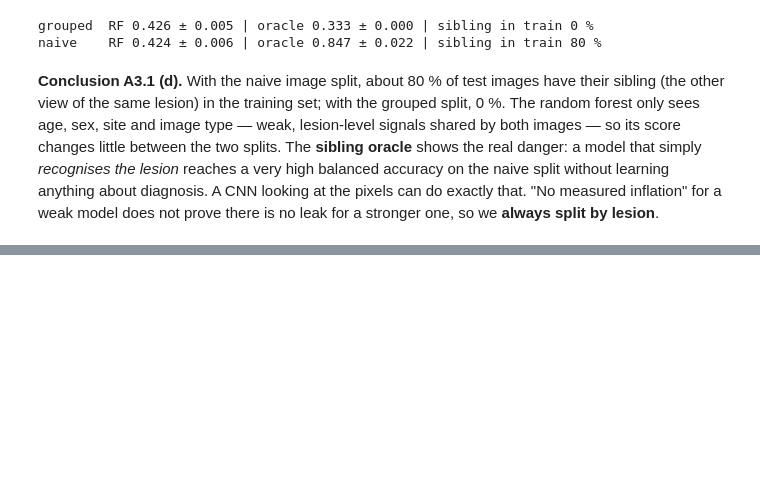
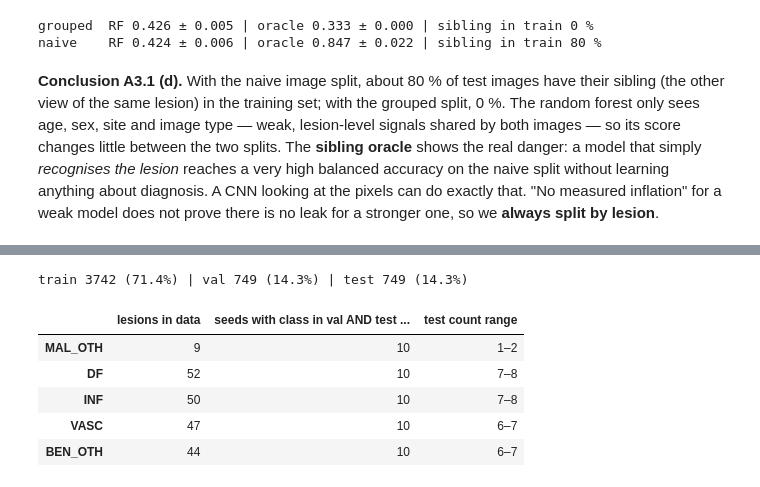
Before and after one commit to Lio02/milk10k-cv, a Jupyter notebook: notebooks/homework_part_a.ipynb, the cells around one changed output, grey strips where cells are left out. Cells and saved outputs as stored; diff of their text form; code cells hidden in the pictures; blank space fills up the shorter version.

Commit message:
A3.2: split_lesions in src/splits.py with tests, rare-class check

```diff
--- a/notebooks/homework_part_a.ipynb
+++ b/notebooks/homework_part_a.ipynb
@@ -427,0 +431,33 @@ The random forest only sees age, sex, site and image type — weak, lesion-level
+# %%
+from src.splits import split_lesions
+
+train_ids, val_ids, test_ids = split_lesions(lesion_table, val_size=0.15, test_size=0.15, seed=SEED)
+n = len(lesion_table)
+print(f"train {len(train_ids)} ({len(train_ids)/n:.1%}) | val {len(val_ids)} ({len(val_ids)/n:.1%}) | test {len(test_ids)} ({len(test_ids)/n:.1%})")
+assert not set(train_ids) & set(val_ids) and not set(train_ids) & set(test_ids) and not set(val_ids) & set(test_ids)
+# %% [output]
+train 3742 (71.4%) | val 749 (14.3%) | test 749 (14.3%)
+# %%
+# Rare classes: how often does a seed put at least one lesion of the class in BOTH val and test?
+rare = ["MAL_OTH", "DF", "INF", "VASC", "BEN_OTH"]
+dx_of = lesion_table.set_index("lesion_id").dx
+counts = {c: [] for c in rare}
+both = {c: 0 for c in rare}
+for seed in range(10):
+    _, v, t = split_lesions(lesion_table, 0.15, 0.15, seed)
+    for c in rare:
+        nv, nt = (dx_of[v] == c).sum(), (dx_of[t] == c).sum()
+        counts[c].append((nv, nt))
+        both[c] += (nv > 0) and (nt > 0)
+pd.DataFrame({
+    "lesions in data": [(dx_of == c).sum() for c in rare],
+    "seeds with class in val AND test (of 10)": [both[c] for c in rare],
+    "test count range": [f"{min(t for _, t in counts[c])}–{max(t for _, t in counts[c])}" for c in rare],
+}, index=rare)
+# %% [output]
+|  | lesions in data | seeds with class in val AND test ... | test count range |
+| MAL_OTH | 9 | 10 | 1–2 |
+| DF | 52 | 10 | 7–8 |
+| INF | 50 | 10 | 7–8 |
+| VASC | 47 | 10 | 6–7 |
+| BEN_OTH | 44 | 10 | 6–7 |
```
Also changed, not shown: parts of 3 cells of this notebook, 2 other files.
